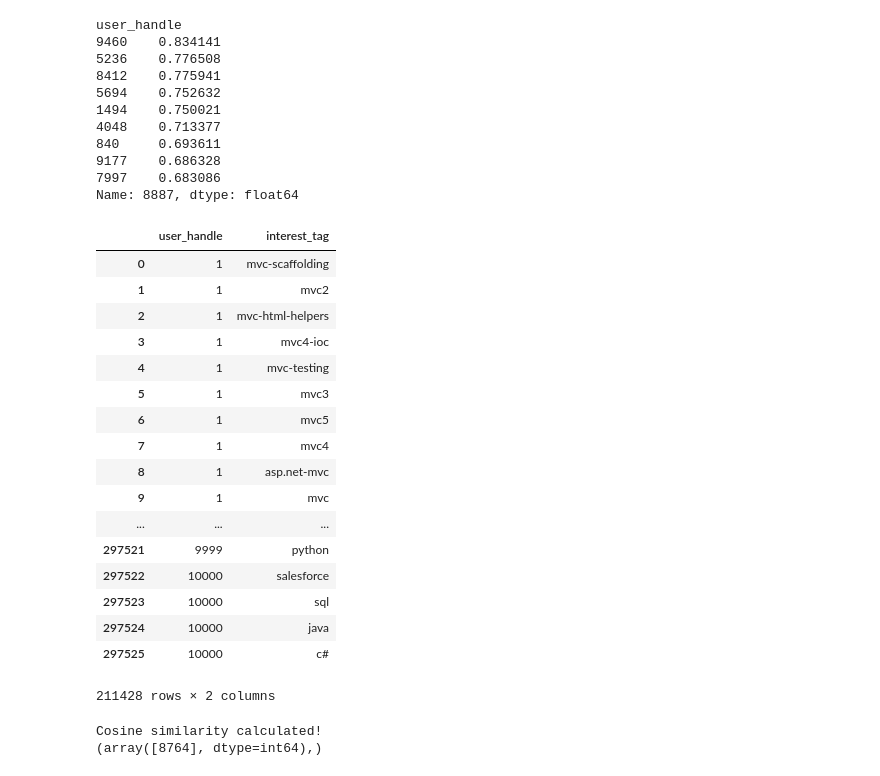
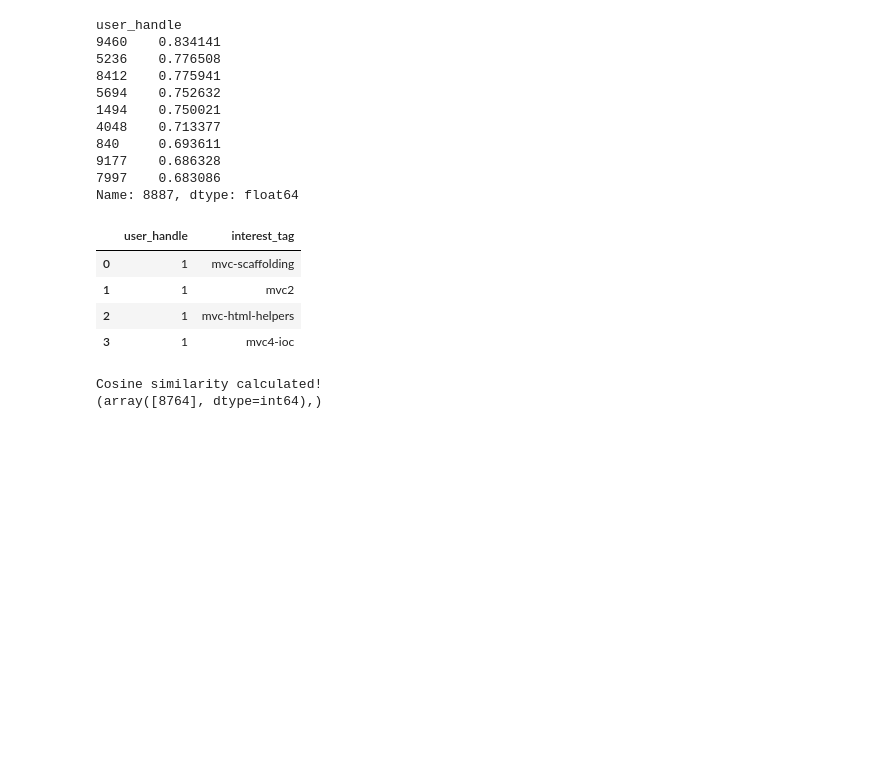
Before and after one commit to amandeepfj/MachineLearningProject, a Jupyter notebook: Data Understanding/DataUnderstanding.ipynb, the cells around one changed output. Cells and saved outputs as stored; diff of their text form; code cells hidden in the pictures; blank space fills up the shorter version.

```diff
--- a/Data Understanding/DataUnderstanding.ipynb
+++ b/Data Understanding/DataUnderstanding.ipynb
@@ -324,26 +328,13 @@ user_handle
 7997    0.683086
 Name: 8887, dtype: float64
 # %%
-user_interests[['user_handle', 'interest_tag']].drop_duplicates()
+user_interests[['user_handle', 'interest_tag']].drop_duplicates().head(4)
 # %% [output]
 |  | user_handle | interest_tag |
 | 0 | 1 | mvc-scaffolding |
 | 1 | 1 | mvc2 |
 | 2 | 1 | mvc-html-helpers |
 | 3 | 1 | mvc4-ioc |
-| 4 | 1 | mvc-testing |
-| 5 | 1 | mvc3 |
-| 6 | 1 | mvc5 |
-| 7 | 1 | mvc4 |
-| 8 | 1 | asp.net-mvc |
-| 9 | 1 | mvc |
-| ... | ... | ... |
-| 297521 | 9999 | python |
-| 297522 | 10000 | salesforce |
-| 297523 | 10000 | sql |
-| 297524 | 10000 | java |
-| 297525 | 10000 | c# |
-211428 rows × 2 columns
 # %%
 similarity_measure = SimilarityMeasure({
                                 'dataframe' : user_interests[['user_handle', 'interest_tag']].drop_duplicates(),
```
Also changed, not shown: parts of 4 cells of this notebook.
